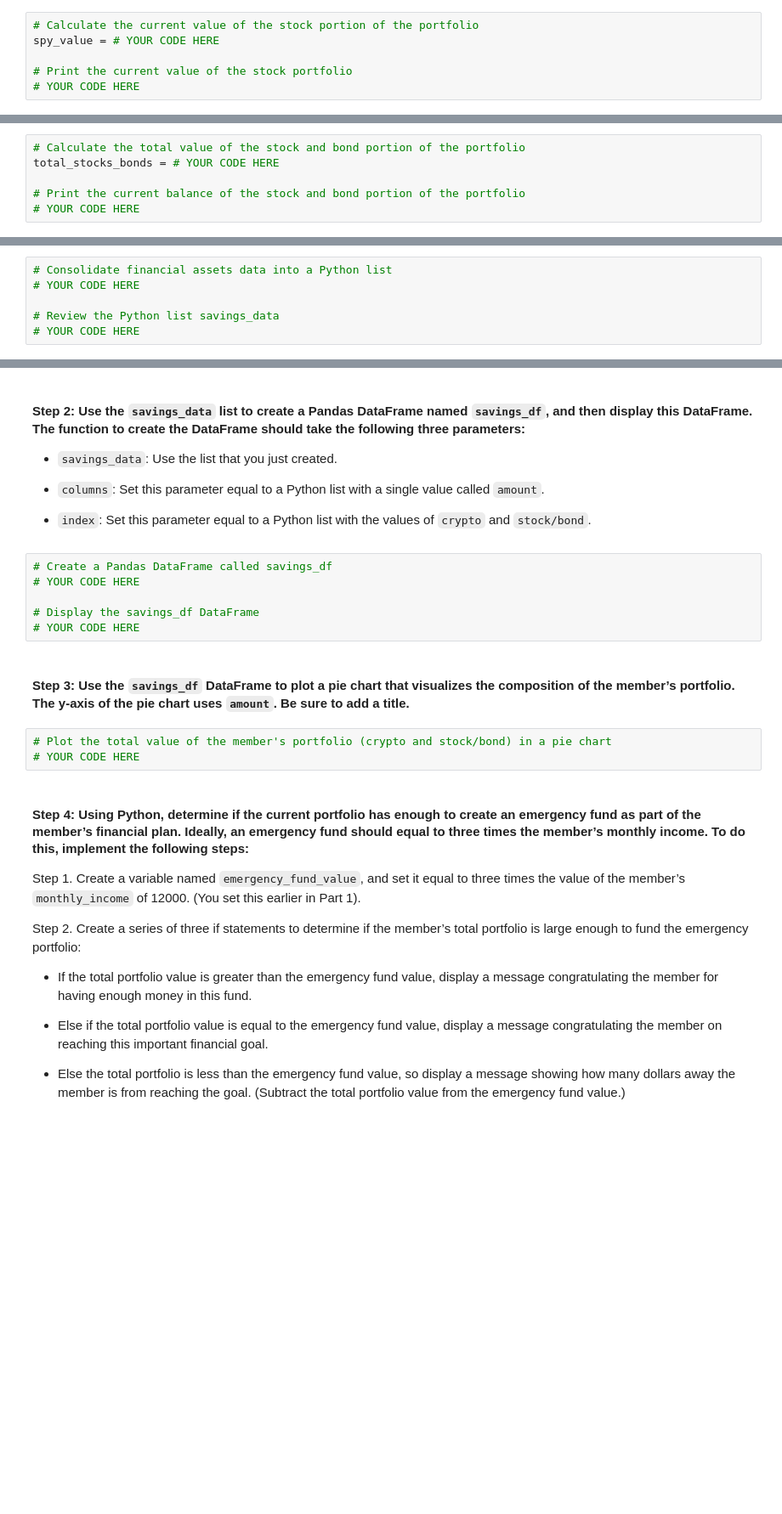
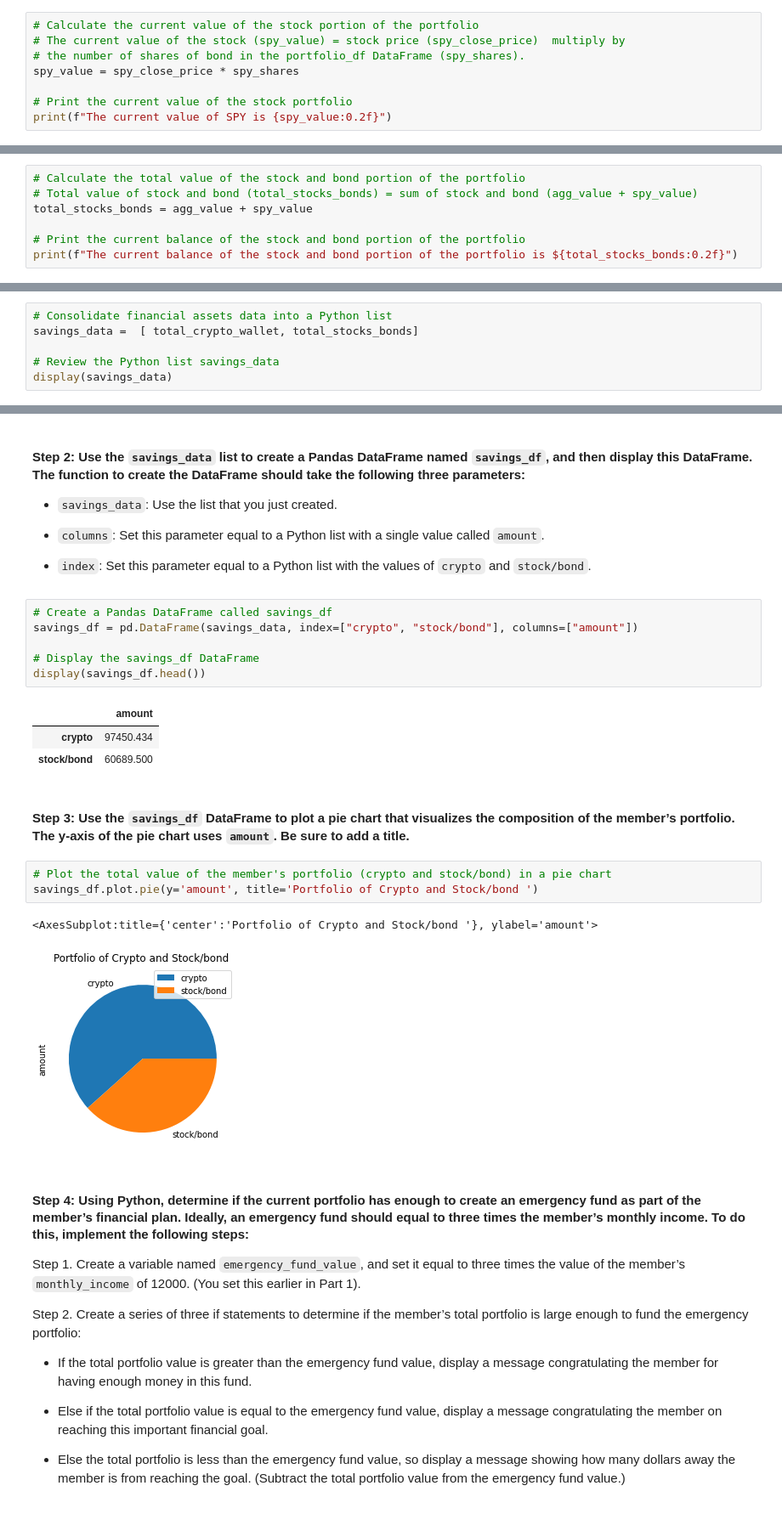
Before and after one commit to odhissm/financial_planner, a Jupyter notebook: financial_planner_app/financial_planning_tools.ipynb, the cells around one changed output, grey strips where cells are left out. Shown at 85% size. Cells and saved outputs as stored; diff of their text form; blank space fills up the shorter version.

```diff
--- a/financial_planner_app/financial_planning_tools.ipynb
+++ b/financial_planner_app/financial_planning_tools.ipynb
@@ -250,6 +276,8 @@ agg_value = # YOUR CODE HERE
 # %%
 # Calculate the current value of the stock portion of the portfolio
-spy_value = # YOUR CODE HERE
+# The current value of the stock (spy_value) = stock price (spy_close_price)  multiply by
+# the number of shares of bond in the portfolio_df DataFrame (spy_shares).
+spy_value = spy_close_price * spy_shares
 
 # Print the current value of the stock portfolio
-# YOUR CODE HERE
+print(f"The current value of SPY is {spy_value:0.2f}")
@@ -256,6 +286,7 @@ spy_value = # YOUR CODE HERE
 # %%
 # Calculate the total value of the stock and bond portion of the portfolio
-total_stocks_bonds = # YOUR CODE HERE
+# Total value of stock and bond (total_stocks_bonds) = sum of stock and bond (agg_value + spy_value)
+total_stocks_bonds = agg_value + spy_value
 
 # Print the current balance of the stock and bond portion of the portfolio
-# YOUR CODE HERE
+print(f"The current balance of the stock and bond portion of the portfolio is ${total_stocks_bonds:0.2f}")
@@ -298,7 +337,7 @@ In this section, you’ll use the valuations for the cryptocurrency wallet and f
 #### Step 1: Create a Python list named `savings_data` that has two elements. The first element contains the total value of the cryptocurrency wallet. The second element contains the total value of the stock and bond portions of the portfolio.
 # %%
 # Consolidate financial assets data into a Python list
-# YOUR CODE HERE
+savings_data =  [ total_crypto_wallet, total_stocks_bonds]
 
 # Review the Python list savings_data
-# YOUR CODE HERE
+display(savings_data)
@@ -312,15 +353,22 @@ In this section, you’ll use the valuations for the cryptocurrency wallet and f
 - `index`: Set this parameter equal to a Python list with the values of `crypto` and `stock/bond`.
 # %%
 # Create a Pandas DataFrame called savings_df
-# YOUR CODE HERE
+savings_df = pd.DataFrame(savings_data, index=["crypto", "stock/bond"], columns=["amount"])
 
 # Display the savings_df DataFrame
-# YOUR CODE HERE
+display(savings_df.head())
+# %% [output]
+|  | amount |
+| crypto | 97450.434 |
+| stock/bond | 60689.500 |
 # %% [markdown]
 #### Step 3: Use the `savings_df` DataFrame to plot a pie chart that visualizes the composition of the member’s portfolio. The y-axis of the pie chart uses `amount`. Be sure to add a title.
 # %%
 # Plot the total value of the member's portfolio (crypto and stock/bond) in a pie chart
-# YOUR CODE HERE
+savings_df.plot.pie(y='amount', title='Portfolio of Crypto and Stock/bond ')
+# %% [output]
+<AxesSubplot:title={'center':'Portfolio of Crypto and Stock/bond '}, ylabel='amount'>
+[figure, added]
 # %% [markdown]
 #### Step 4: Using Python, determine if the current portfolio has enough to create an emergency fund as part of the member’s financial plan. Ideally, an emergency fund should equal to three times the member’s monthly income. To do this, implement the following steps:
 
```
Also changed, not shown: parts of 36 cells of this notebook, 4 other files.
